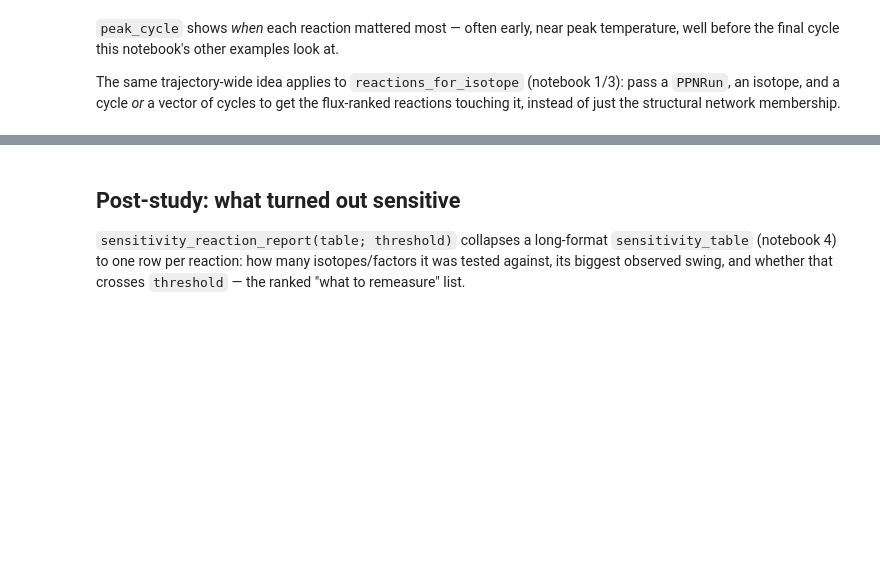
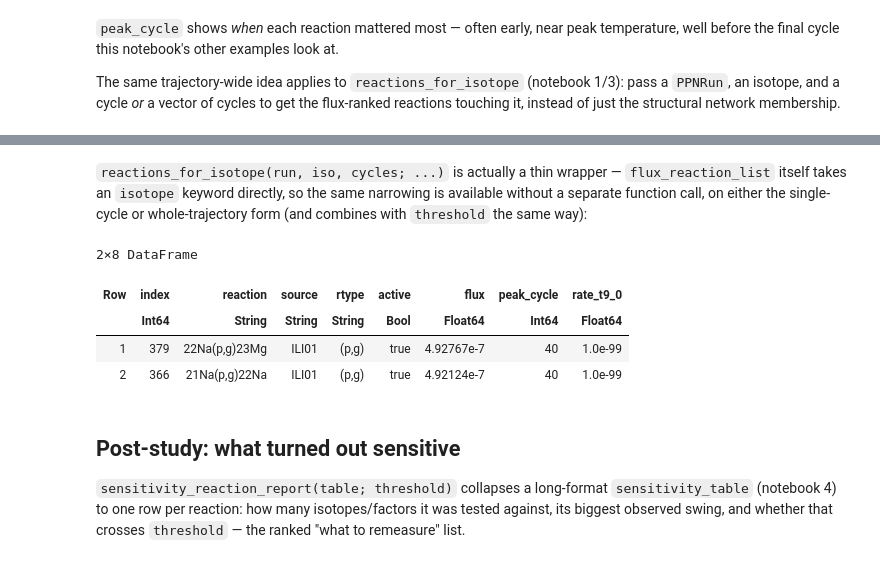
Before and after one commit to NuGrid/NuToolsJl, a Jupyter notebook: NuGridJl/demos/05_reaction_reporting.ipynb, the cells around one changed output, grey strips where cells are left out. Drawn from its saved outputs; the diff is of its cells as text; code cells hidden in the pictures; blank space fills up the shorter version.

```diff
--- a/NuGridJl/demos/05_reaction_reporting.ipynb
+++ b/NuGridJl/demos/05_reaction_reporting.ipynb
@@ -100,6 +100,20 @@ reactions_for_isotope(run, na22, run.cycles; threshold = 1e-8)
 |  | Int64 | String | String | String | Bool | Float64 | Int64 | Float64 |
 | 1 | 379 | 22Na(p,g)23Mg | ILI01 | (p,g) | true | 4.92767e-7 | 40 | 1.0e-99 |
 | 2 | 366 | 21Na(p,g)22Na | ILI01 | (p,g) | true | 4.92124e-7 | 40 | 1.0e-99 |
+# %% [markdown]
+`reactions_for_isotope(run, iso, cycles; ...)` is actually a thin wrapper —
+`flux_reaction_list` itself takes an `isotope` keyword directly, so the same
+narrowing is available without a separate function call, on either the
+single-cycle or whole-trajectory form (and combines with `threshold` the
+same way):
+# %%
+flux_reaction_list(run, run.cycles; threshold = 1e-8, isotope = na22)
+# %% [output]
+2×8 DataFrame
+| Row | index | reaction | source | rtype | active | flux | peak_cycle | rate_t9_0 |
+|  | Int64 | String | String | String | Bool | Float64 | Int64 | Float64 |
+| 1 | 379 | 22Na(p,g)23Mg | ILI01 | (p,g) | true | 4.92767e-7 | 40 | 1.0e-99 |
+| 2 | 366 | 21Na(p,g)22Na | ILI01 | (p,g) | true | 4.92124e-7 | 40 | 1.0e-99 |
 # %% [markdown]
 ## Post-study: what turned out sensitive
 
```
Also changed, not shown: parts of 3 cells of this notebook, 10 other files.
